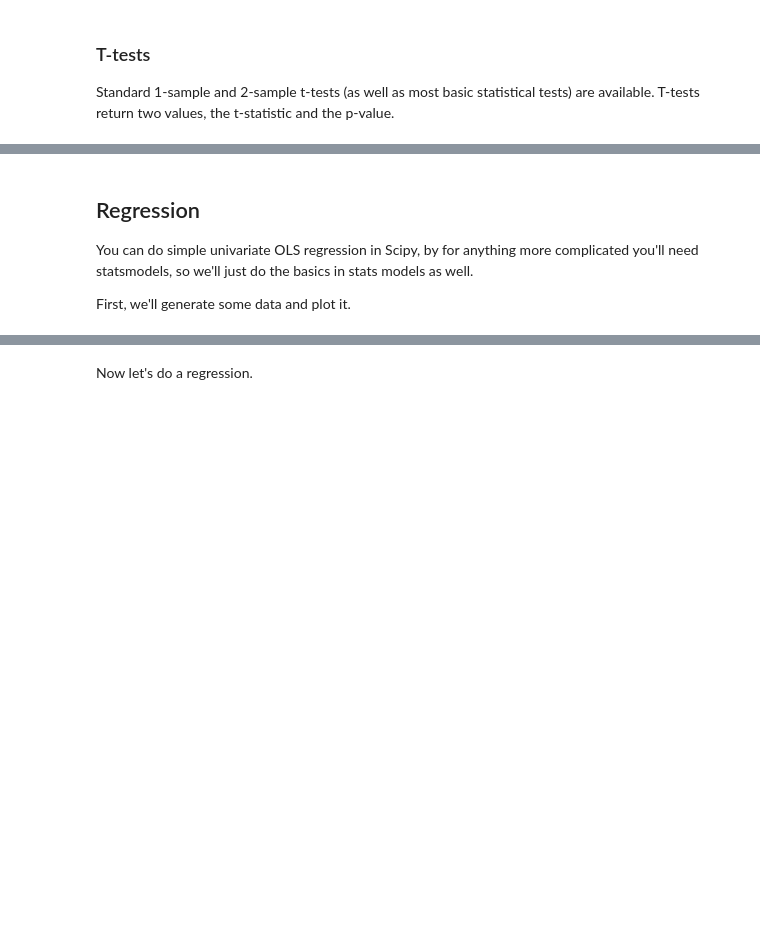
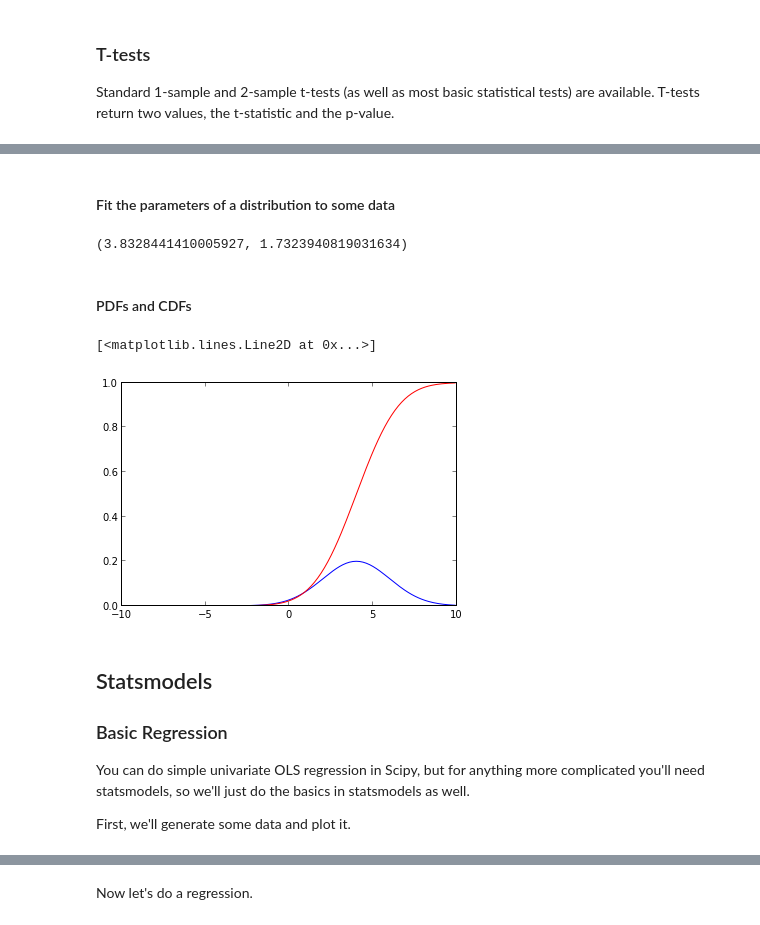
Before and after one commit to datacarpentry/semester-biology, a Jupyter notebook: ipynbs/statistics.ipynb, the cells around one changed output, grey strips where cells are left out. Saved outputs shown, nothing was run; the diff lists cells and outputs as text; code cells hidden in the pictures; blank space fills up the shorter version.

Commit message:
Adding ANOVA, statsmodels forumlas, and scipy distributions

```diff
--- a/ipynbs/statistics.ipynb
+++ b/ipynbs/statistics.ipynb
@@ -43,0 +52,4 @@ T-statistic = [ 0.53738662]; P-value = [ 0.59160401].
+# %%
+u, sigma = 4, 2
+random_numbers = stats.norm.rvs(u, sigma, size=50)
+random_numbers
@@ -44,9 +67,29 @@ T-statistic = [ 0.53738662]; P-value = [ 0.59160401].
+# %% [markdown]
+#### Fit the parameters of a distribution to some data
+# %%
+stats.norm.fit(random_numbers)
+# %% [output]
+(3.8328441410005927, 1.7323940819031634)
+# %% [markdown]
+#### PDFs and CDFs
+# %%
+x = np.arange(-10, 10, 0.1)
+normpdf = stats.norm.pdf(x, u, sigma)
+normcdf = stats.norm.cdf(x, u, sigma)
+plt.plot(x, normpdf, 'b-')
+plt.plot(x, normcdf, 'r-')
+# %% [output]
+[<matplotlib.lines.Line2D at 0x...>]
+[figure, added]
 # %% [markdown]
-Regression
-----------
-You can do simple univariate OLS regression in Scipy, by for anything more
-complicated you'll need statsmodels, so we'll just do the basics in stats
-models as well.
+Statsmodels
+-----------
+
+### Basic Regression
+
+You can do simple univariate OLS regression in Scipy,
+but for anything more complicated you'll need statsmodels,
+so we'll just do the basics in statsmodels as well.
 
 First, we'll generate some data and plot it.
 # %%
```
Also changed, not shown: parts of 23 cells of this notebook.
